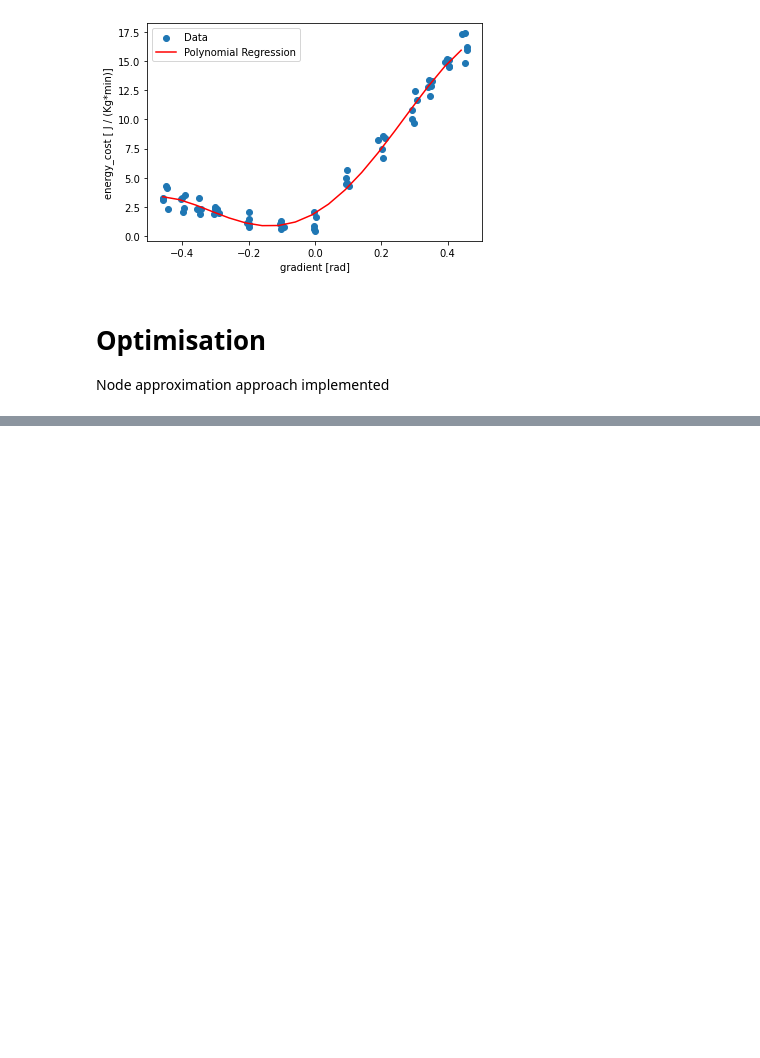
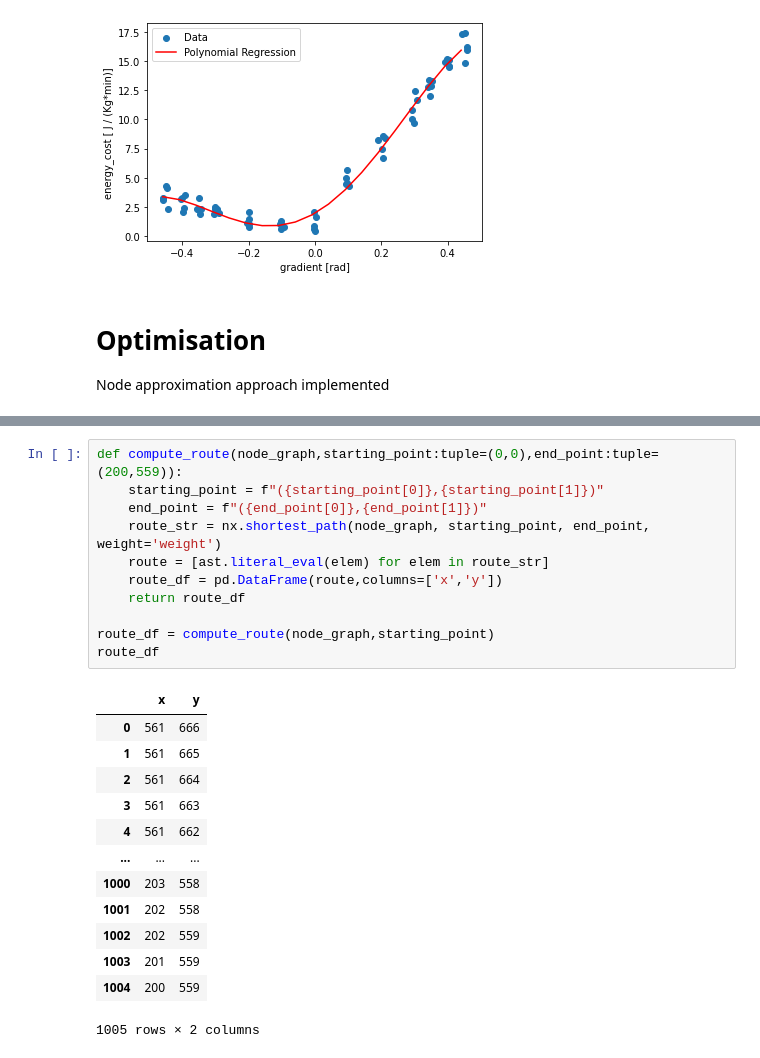
Before and after one commit to JorgeIvanJH/Isazi, a Jupyter notebook: test.ipynb, the cells around one changed output, grey strips where cells are left out. Cells and saved outputs as stored; diff of their text form; blank space fills up the shorter version.

```diff
--- a/test.ipynb
+++ b/test.ipynb
@@ -209,0 +239,25 @@ True
+# %%
+def compute_route(node_graph,starting_point:tuple=(0,0),end_point:tuple=(200,559)):
+    starting_point = f"({starting_point[0]},{starting_point[1]})"
+    end_point = f"({end_point[0]},{end_point[1]})"
+    route_str = nx.shortest_path(node_graph, starting_point, end_point, weight='weight')
+    route = [ast.literal_eval(elem) for elem in route_str]
+    route_df = pd.DataFrame(route,columns=['x','y'])
+    return route_df
+
+route_df = compute_route(node_graph,starting_point)
+route_df
+# %% [output]
+|  | x | y |
+| 0 | 561 | 666 |
+| 1 | 561 | 665 |
+| 2 | 561 | 664 |
+| 3 | 561 | 663 |
+| 4 | 561 | 662 |
+| ... | ... | ... |
+| 1000 | 203 | 558 |
+| 1001 | 202 | 558 |
+| 1002 | 202 | 559 |
+| 1003 | 201 | 559 |
+| 1004 | 200 | 559 |
+1005 rows × 2 columns
```
Also changed, not shown: parts of 11 cells of this notebook, 1 other file.
